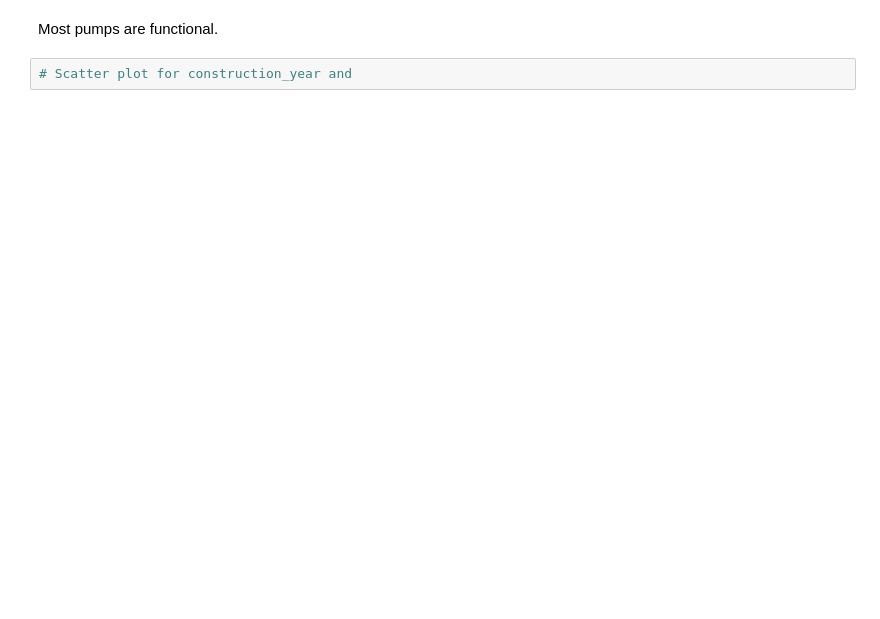
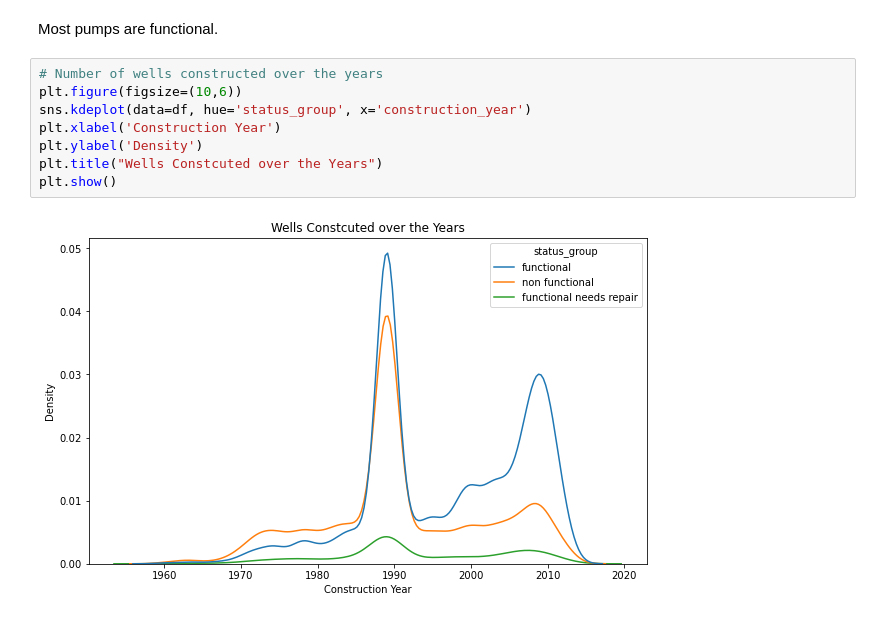
Before and after one commit to Paulwaweru/Phase-3-Project---Tanzania-Water-Wells, a Jupyter notebook: student.ipynb, the cells around one changed output. Drawn from its saved outputs; the diff is of its cells as text; blank space fills up the shorter version.

```diff
--- a/student.ipynb
+++ b/student.ipynb
@@ -796,4 +796,12 @@ plt.show()
 # %% [markdown]
 Most pumps are functional.
-# %%
-# Scatter plot for construction_year and
+# %%
+# Number of wells constructed over the years
+plt.figure(figsize=(10,6))
+sns.kdeplot(data=df, hue='status_group', x='construction_year')
+plt.xlabel('Construction Year')
+plt.ylabel('Density')
+plt.title("Wells Constcuted over the Years")
+plt.show()
+# %% [output]
+[figure, added]
```
Also changed, not shown: parts of 8 cells of this notebook.
